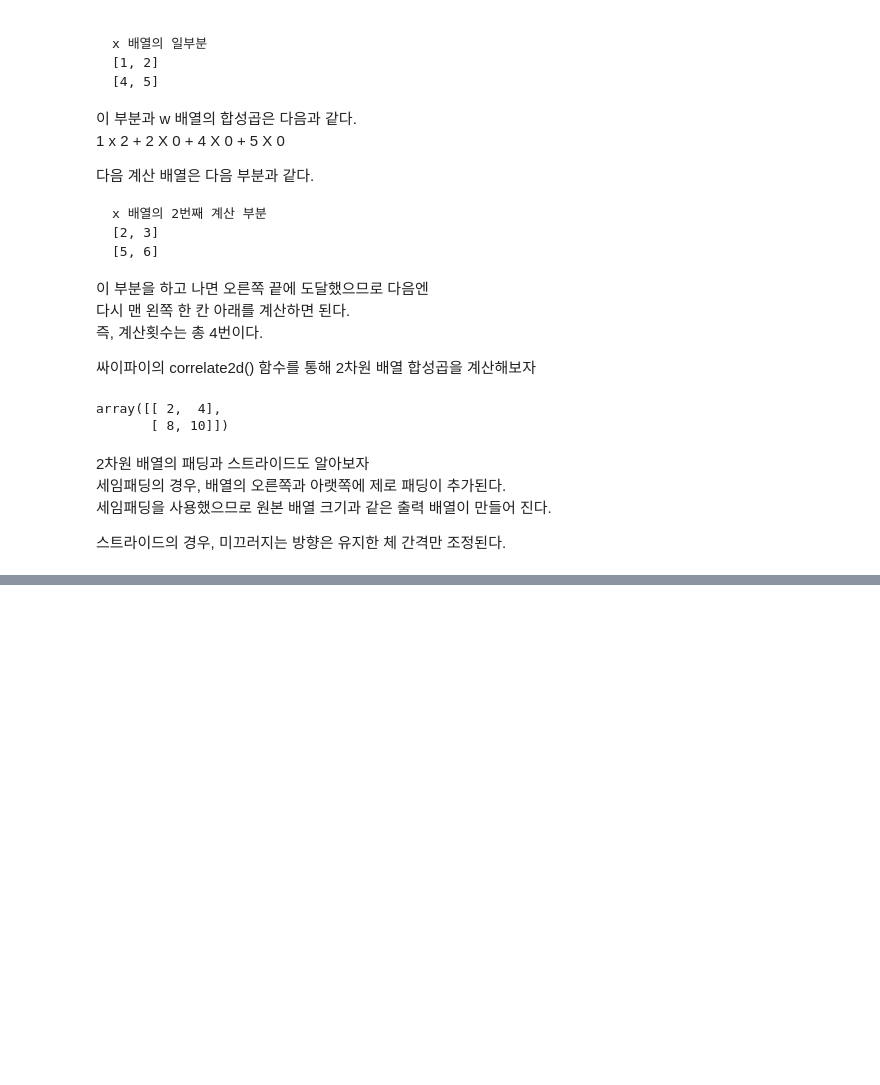
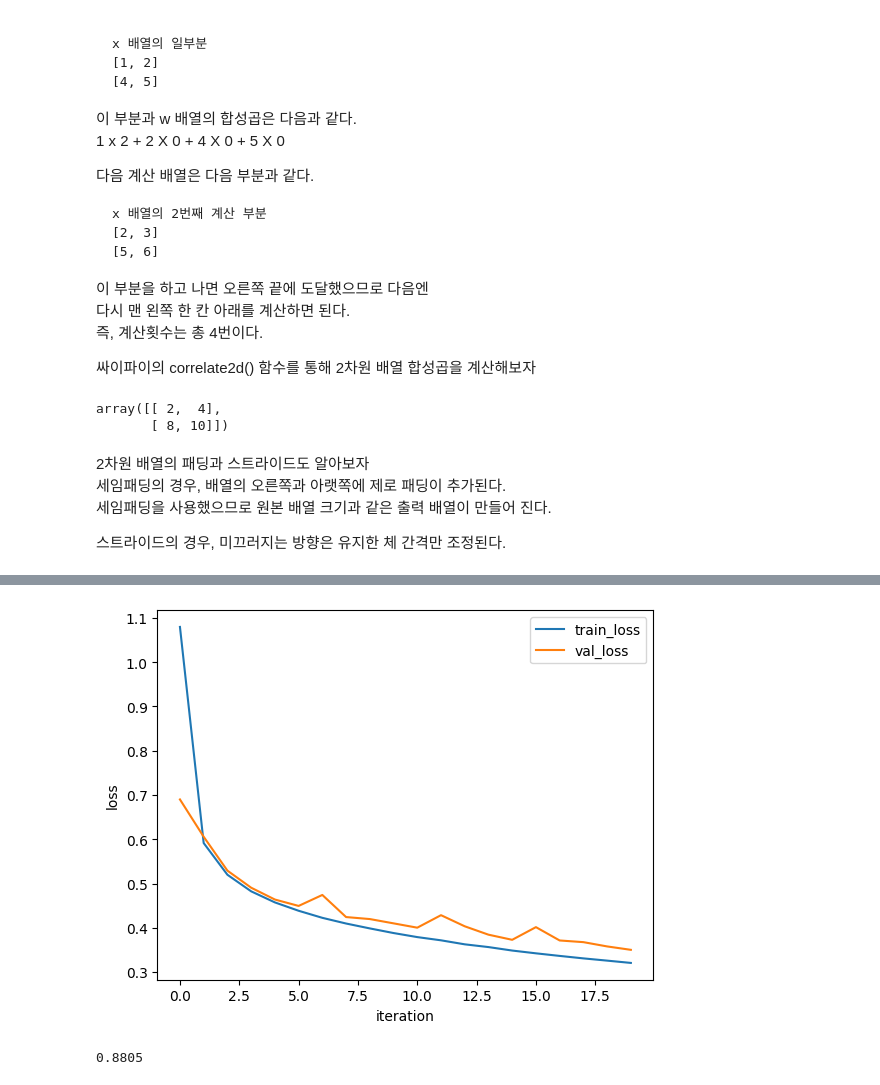
Before and after one commit to Tarel-Github/Artificial_Intelligence_practice, a Jupyter notebook: 02. Doit_DeepLearning/6-1. 이미지분류: 합성곱 신경망.ipynb, the cells around one changed output, grey strips where cells are left out. Drawn from its saved outputs; the diff is of its cells as text; code cells hidden in the pictures; blank space fills up the shorter version.

```diff
--- a/02. Doit_DeepLearning/6-1. 이미지분류: 합성곱 신경망.ipynb
+++ b/02. Doit_DeepLearning/6-1. 이미지분류: 합성곱 신경망.ipynb
@@ -216,0 +315,3 @@ array([[ 2,  4],
+# %%
+x = np.array([-1, 2, -3, 4, -5])
+relu(x)
@@ -216,0 +324,3 @@ array([[ 2,  4],
+# %%
+r_out = tf.nn.relu(x)
+r_out.numpy()
@@ -216,0 +586,18 @@ array([[ 2,  4],
+# %%
+# 데이터 세트 불러오기
+(x_train_all, y_train_all), (x_test, y_test) = tf.keras.datasets.fashion_mnist.load_data()
+
+# 훈련 데이터 세트를 훈련 세트와 검증세트로 나누기
+from sklearn.model_selection import train_test_split
+x_train, x_val, y_train, y_val = train_test_split(x_train_all, y_train_all, stratify=y_train_all,
+                                                  test_size=0.2, random_state=42)
+# 타깃을 원-핫 인코딩으로 변환
+y_train_encoded = tf.keras.utils.to_categorical(y_train)
+y_val_encoded = tf.keras.utils.to_categorical(y_val)
+
+# 입력 데이터 준비
+x_train = x_train.reshape(-1, 28, 28, 1)
+x_val = x_val.reshape(-1, 28, 28, 1)
+
+# 준비된 입력데이터 확인
+x_train.shape
@@ -216,0 +614,9 @@ array([[ 2,  4],
+# %%
+# 입력 데이터 표준화 전처리
+x_train = x_train / 255
+x_val = x_val / 255
+
+# 모델 훈련하기
+cn = ConvolutionNetwork(n_kernels=10, units=100, batch_size=128, learning_rate=0.01)
+cn.fit(x_train, y_train_encoded,
+       x_val=x_val, y_val=y_val_encoded, epochs=20)
@@ -216,0 +644,16 @@ array([[ 2,  4],
+# %%
+# 훈련과 검승, 손실 그래프, 그리고 검증세트의 정확도 확인하기
+import matplotlib.pyplot as plt
+plt.plot(cn.losses)
+plt.plot(cn.val_losses)
+plt.ylabel('loss')
+plt.xlabel('iteration')
+plt.legend(['train_loss', 'val_loss'])
+plt.show()
+# %% [output]
+[figure, added]
+# %%
+# 점수 확인
+cn.score(x_val, y_val_encoded)
+# %% [output]
+0.8805
```
Also changed, not shown: parts of 47 cells of this notebook, 1 other file.
